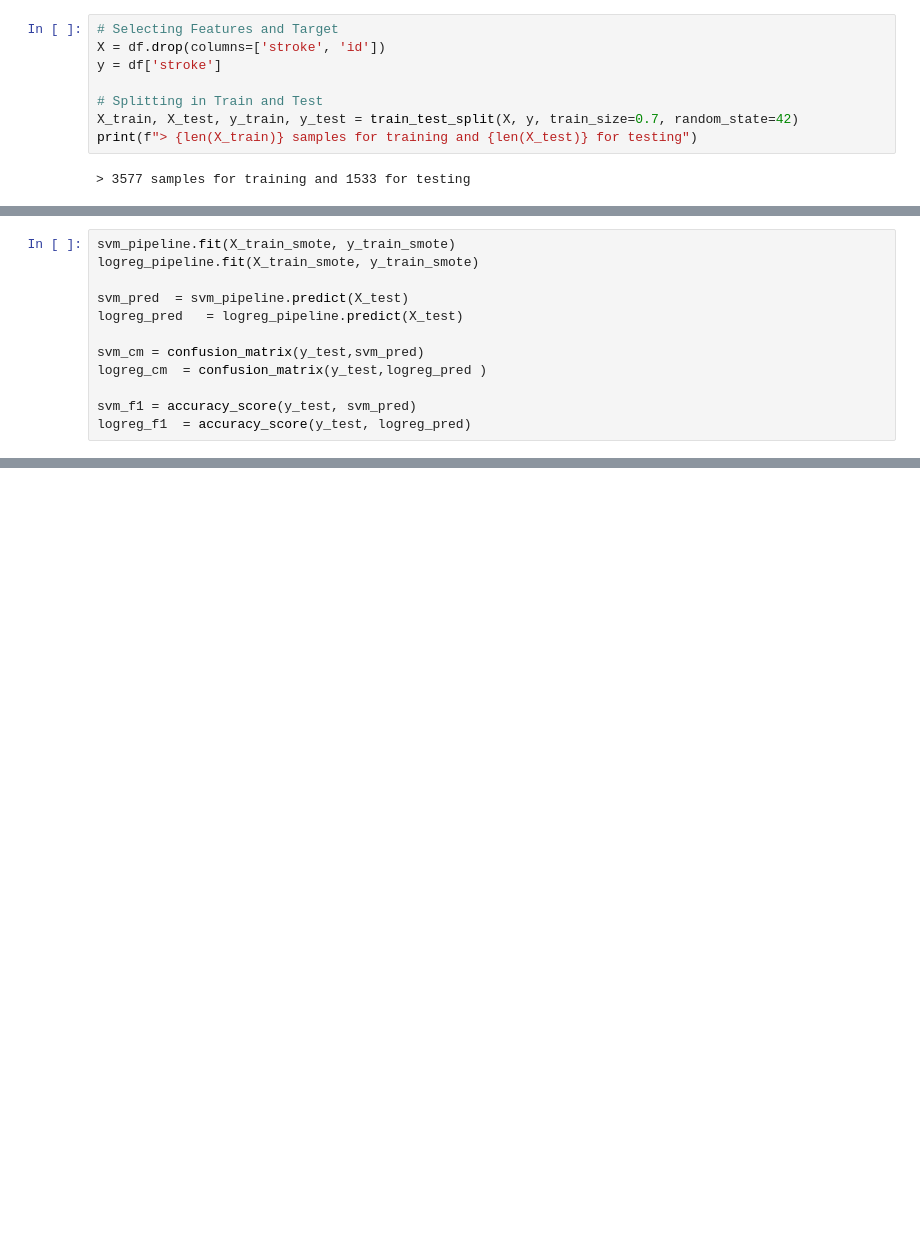
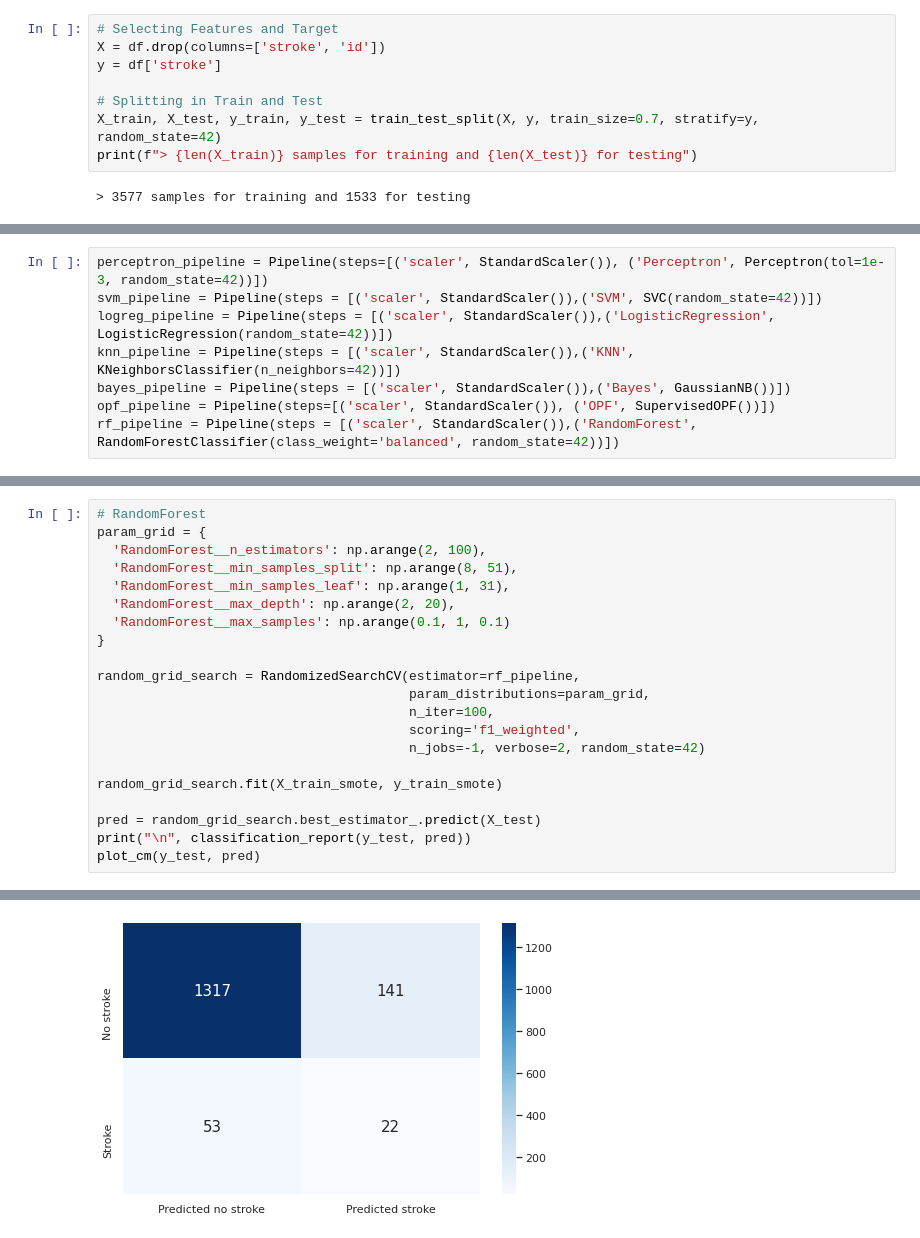
Before and after one commit to kimurarh/stroke-prediction, a Jupyter notebook: Stroke Prediction.ipynb, the cells around one changed output, grey strips where cells are left out. Drawn from its saved outputs; the diff is of its cells as text; blank space fills up the shorter version.

Commit message:
feat: gridsearch on randomforest and logistic regression models

```diff
--- a/Stroke Exploratory Analysis.ipynb
+++ b/Stroke Prediction.ipynb
@@ -311,7 +321,7 @@ X = df.drop(columns=['stroke', 'id'])
 y = df['stroke']
 
 # Splitting in Train and Test
-X_train, X_test, y_train, y_test = train_test_split(X, y, train_size=0.7, random_state=42)
+X_train, X_test, y_train, y_test = train_test_split(X, y, train_size=0.7, stratify=y, random_state=42)
 print(f"> {len(X_train)} samples for training and {len(X_test)} for testing")
 # %% [output]
 > 3577 samples for training and 1533 for testing
@@ -317,0 +333,8 @@ print(f"> {len(X_train)} samples for training and {len(X_test)} for testing")
+# %%
+perceptron_pipeline = Pipeline(steps=[('scaler', StandardScaler()), ('Perceptron', Perceptron(tol=1e-3, random_state=42))])
+svm_pipeline = Pipeline(steps = [('scaler', StandardScaler()),('SVM', SVC(random_state=42))])
+logreg_pipeline = Pipeline(steps = [('scaler', StandardScaler()),('LogisticRegression', LogisticRegression(random_state=42))])
+knn_pipeline = Pipeline(steps = [('scaler', StandardScaler()),('KNN', KNeighborsClassifier(n_neighbors=42))])
+bayes_pipeline = Pipeline(steps = [('scaler', StandardScaler()),('Bayes', GaussianNB())])
+opf_pipeline = Pipeline(steps=[('scaler', StandardScaler()), ('OPF', SupervisedOPF())])
+rf_pipeline = Pipeline(steps = [('scaler', StandardScaler()),('RandomForest', RandomForestClassifier(class_weight='balanced', random_state=42))])
@@ -356,12 +447,0 @@ Logistic Regression mean : 0.8779742792804364
-# %%
-svm_pipeline.fit(X_train_smote, y_train_smote)
-logreg_pipeline.fit(X_train_smote, y_train_smote)
-
-svm_pred  = svm_pipeline.predict(X_test)
-logreg_pred   = logreg_pipeline.predict(X_test)
-
-svm_cm = confusion_matrix(y_test,svm_pred)
-logreg_cm  = confusion_matrix(y_test,logreg_pred )
-
-svm_f1 = accuracy_score(y_test, svm_pred)
-logreg_f1  = accuracy_score(y_test, logreg_pred)
@@ -382,0 +497,22 @@ plt.ylabel('Prediction');
+# %%
+# RandomForest
+param_grid = {
+  'RandomForest__n_estimators': np.arange(2, 100),
+  'RandomForest__min_samples_split': np.arange(8, 51),
+  'RandomForest__min_samples_leaf': np.arange(1, 31),
+  'RandomForest__max_depth': np.arange(2, 20),
+  'RandomForest__max_samples': np.arange(0.1, 1, 0.1)
+}
+
+random_grid_search = RandomizedSearchCV(estimator=rf_pipeline,
+                                        param_distributions=param_grid,
+                                        n_iter=100,
+                                        scoring='f1_weighted',
+                                        n_jobs=-1, verbose=2, random_state=42)
+
+random_grid_search.fit(X_train_smote, y_train_smote)
+
+pred = random_grid_search.best_estimator_.predict(X_test)
+print("\n", classification_report(y_test, pred))
+plot_cm(y_test, pred)
+# %% [output]
@@ -382,0 +529 @@ plt.ylabel('Prediction');
+[figure, added]
```
Also changed, not shown: parts of 28 cells of this notebook.
